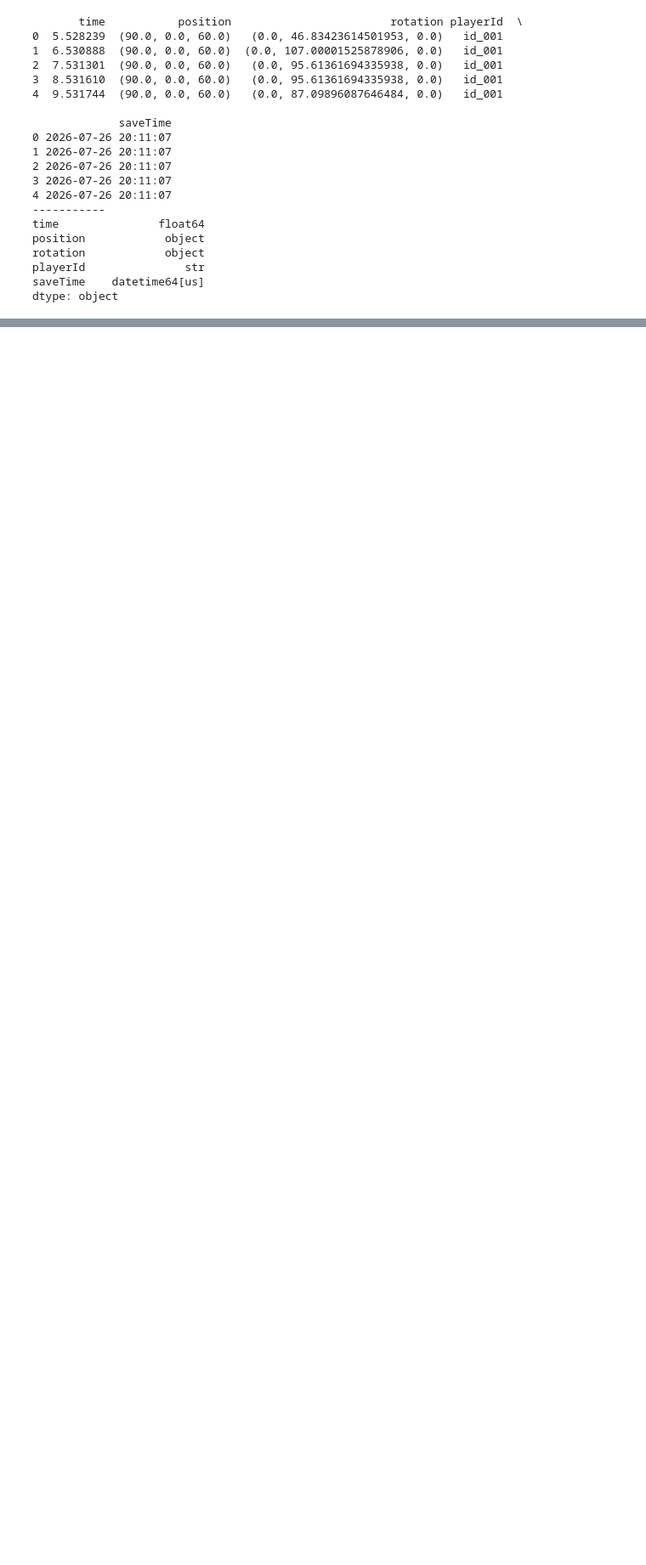
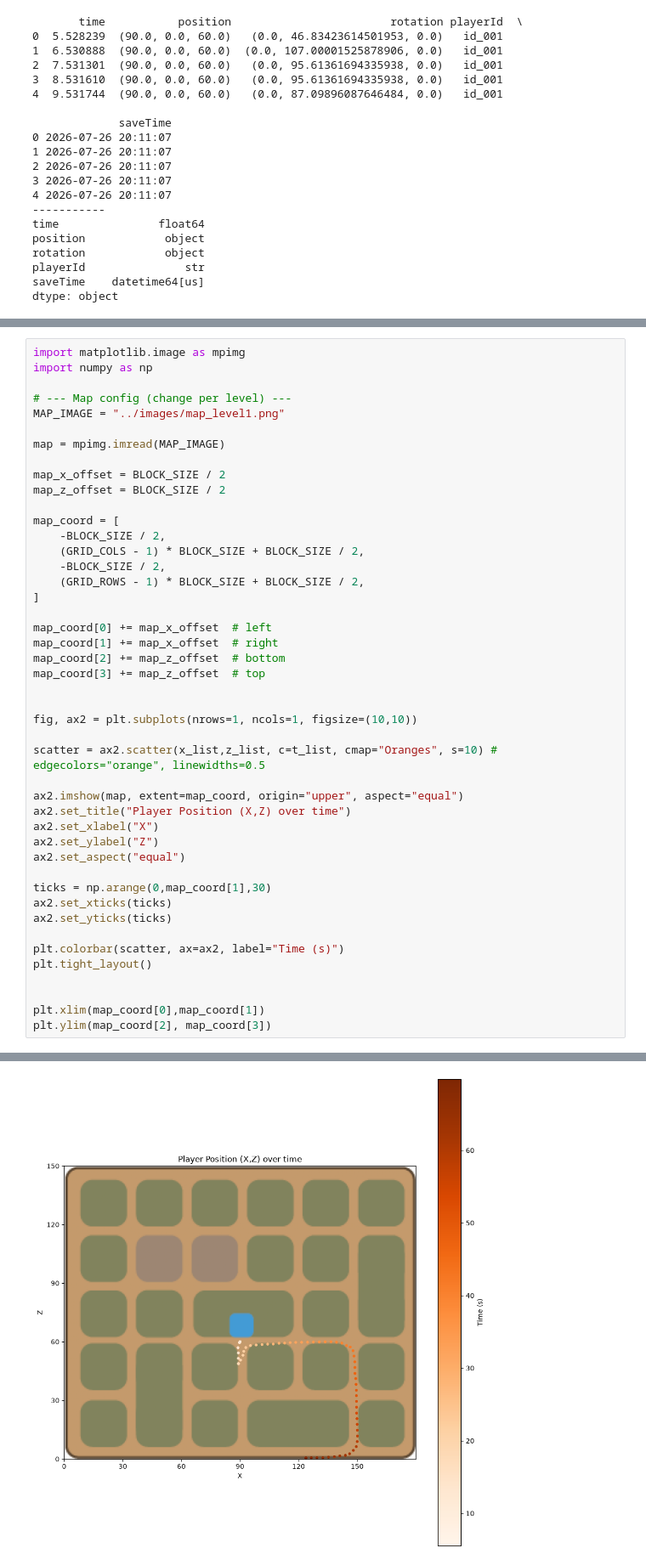
Before and after one commit to mamabox/lumeria-dataViz-proto, a Jupyter notebook: jupyter/architecture.ipynb, the cells around one changed output, grey strips where cells are left out. Shown at 85% size. Saved outputs shown, nothing was run; the diff lists cells and outputs as text; blank space fills up the shorter version.

```diff
--- a/jupyter/architecture.ipynb
+++ b/jupyter/architecture.ipynb
@@ -206,0 +261,46 @@ dtype: object
+# %%
+import matplotlib.image as mpimg
+import numpy as np
+
+# --- Map config (change per level) ---
+MAP_IMAGE = "../images/map_level1.png"
+
+map = mpimg.imread(MAP_IMAGE)
+
+map_x_offset = BLOCK_SIZE / 2
+map_z_offset = BLOCK_SIZE / 2
+
+map_coord = [
+    -BLOCK_SIZE / 2,
+    (GRID_COLS - 1) * BLOCK_SIZE + BLOCK_SIZE / 2,
+    -BLOCK_SIZE / 2,
+    (GRID_ROWS - 1) * BLOCK_SIZE + BLOCK_SIZE / 2,
+]
+
+map_coord[0] += map_x_offset  # left
+map_coord[1] += map_x_offset  # right
+map_coord[2] += map_z_offset  # bottom
+map_coord[3] += map_z_offset  # top
+
+
+fig, ax2 = plt.subplots(nrows=1, ncols=1, figsize=(10,10))
+
+scatter = ax2.scatter(x_list,z_list, c=t_list, cmap="Oranges", s=10) #  edgecolors="orange", linewidths=0.5
+
+ax2.imshow(map, extent=map_coord, origin="upper", aspect="equal")
+ax2.set_title("Player Position (X,Z) over time")
+ax2.set_xlabel("X")
+ax2.set_ylabel("Z")
+ax2.set_aspect("equal")
+
+ticks = np.arange(0,map_coord[1],30)
+ax2.set_xticks(ticks)
+ax2.set_yticks(ticks)
+
+plt.colorbar(scatter, ax=ax2, label="Time (s)")
+plt.tight_layout()
+
+
+plt.xlim(map_coord[0],map_coord[1])
+plt.ylim(map_coord[2], map_coord[3])
+# %% [output]
@@ -206,0 +308 @@ dtype: object
+[figure, added]
```
Also changed, not shown: parts of 5 cells of this notebook, 3 other files.
